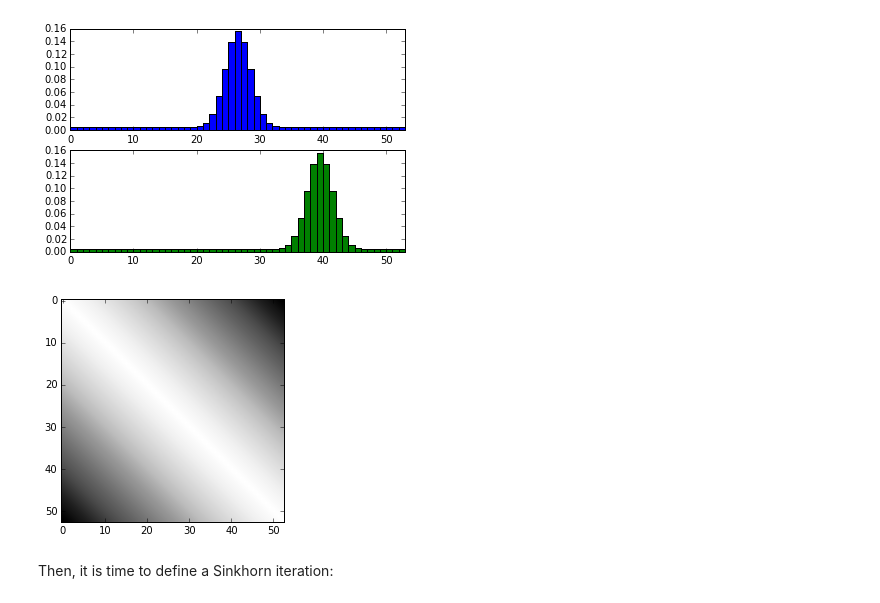
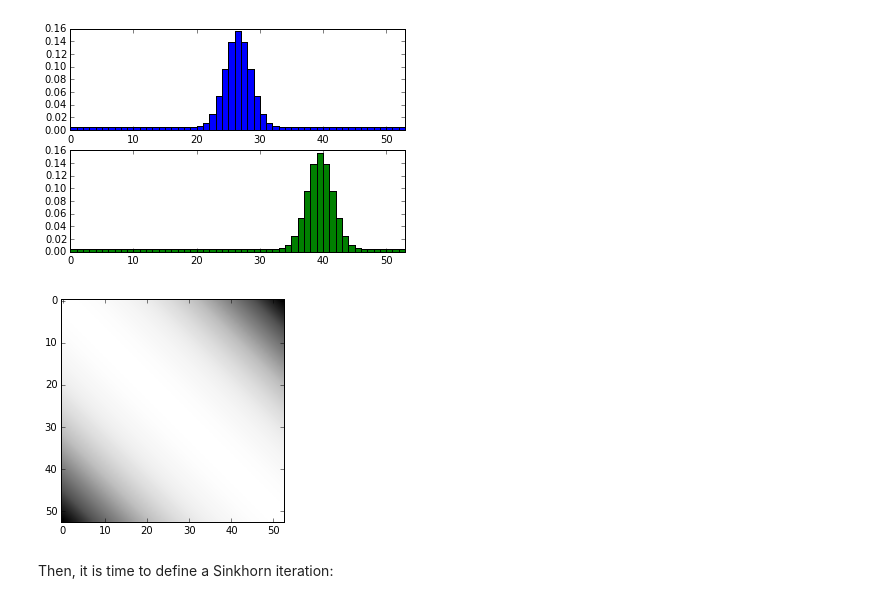
Before and after one commit to afcarl/Homework-1, a Jupyter notebook: pynb/regularized_ot.ipynb, the cells around one changed output. Cells and saved outputs as stored; diff of their text form; code cells hidden in the pictures.

```diff
--- a/pynb/regularized_ot.ipynb
+++ b/pynb/regularized_ot.ipynb
@@ -45,10 +45,10 @@ _ = pylab.xlim(0, n)
 # %% [output]
 [figure]
 # %%
-m = cdist(numpy.linspace(0, 1, n).reshape((-1, 1)), numpy.linspace(0, 1, n).reshape((-1, 1)))
+m = cdist(numpy.linspace(0, 1, n).reshape((-1, 1)), numpy.linspace(0, 1, n).reshape((-1, 1)), "sqeuclidean")
 _ = pylab.imshow(m, cmap=pylab.cm.Greys)
 # %% [output]
-[figure, old version]
+[figure, new version]
 # %% [markdown]
 Then, it is time to define a Sinkhorn iteration:
 # %%
```
Also changed, not shown: parts of 6 cells of this notebook, 3 other files.
